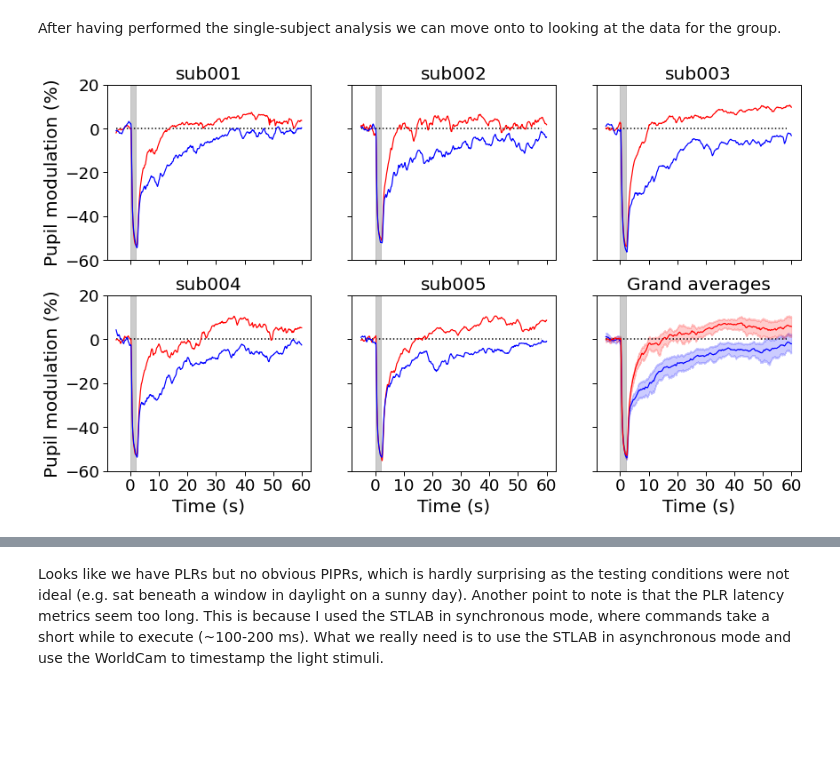
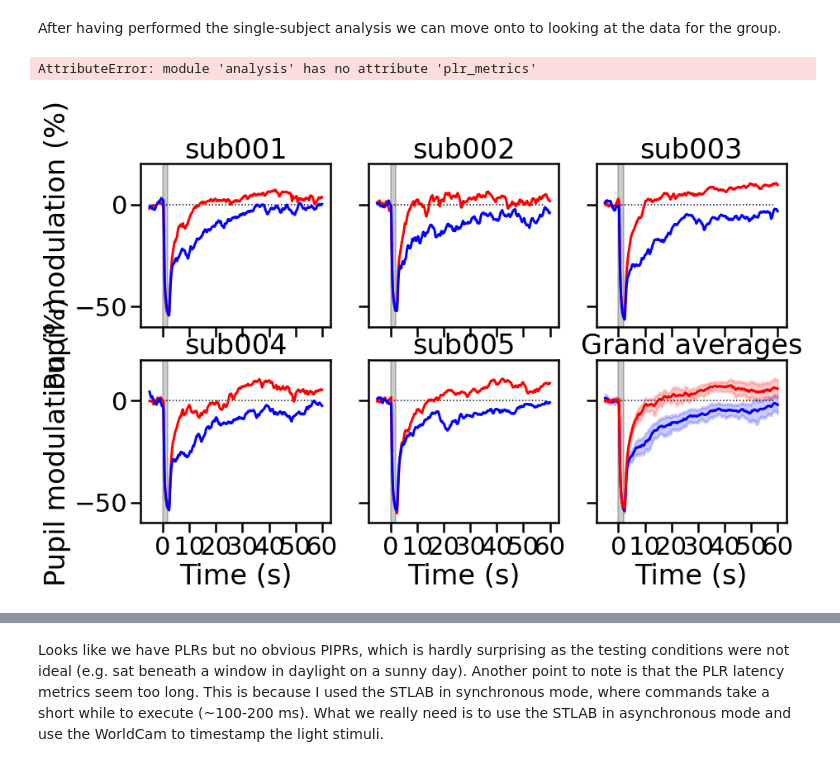
Before and after one commit to PyPlr/cvd_pupillometry, a Jupyter notebook: PyPlr/pyplr/notebooks/pyplr_analysis_pipeline.ipynb, the cells around one changed output, grey strips where cells are left out. Saved outputs shown, nothing was run; the diff lists cells and outputs as text; code cells hidden in the pictures; blank space fills up the shorter version.

```diff
--- a/PyPlr/pyplr/notebooks/pyplr_analysis_pipeline.ipynb
+++ b/PyPlr/pyplr/notebooks/pyplr_analysis_pipeline.ipynb
@@ -41,7 +42,7 @@ For this example, our analysis pipeline will follow the steps outlined below. No
 To get started with the analysis, the first thing we need to do is export the pupil data from **Pupil Player**. This can be done by dropping the recordings into Pupil Player and pressing 'e', or clicking the 'export' button. This will create a subfolder within the recording directory called 'exports' and another numbered subfolder within exports that contains the exported data. There is also a community-developed batch-export method that may be able to assist with exporting multiple data files together. Once we've exported all of the data and gathered our subjects in a single directory, we need the path to that directory and a list of the individual subject directories. We also need to define the columns to load from the pupil data and the pupil columns we want to analyse, as well as some other useful constants.
 # %%
 # directories for analysis
-expdir = '/Users/jtm/Documents/cvd_pupillometry/data/plr_pipr_protocol_2'
+expdir = '/Users/jtm/Projects/cvd_pupillometry/data/plr_pipr_protocol_2'
 subjdirs = [op.join(expdir, s) for s in os.listdir(expdir) if s.startswith("sub")]
 grpdir = expdir + "/group"
 if not op.isdir(grpdir):
@@ -100,7 +101,7 @@ for subjdir in subjdirs:
         ax.set_xlabel('Pupil timestamp')
     axs[0].legend(loc='upper right', labels=['pixels', 'mm'])
     f.tight_layout()
-    f.savefig(s['out_dir'] + '//' + s['id'] + '_pupil_processing.svg')
+    f.savefig(s['out_dir'] + '//' + s['id'] + '_pupil_processing.png')
     plt.close(f)
 
     # 7. Select events to extract
@@ -124,7 +125,7 @@ for subjdir in subjdirs:
 
     # 10. Markup / reject bad trials based on a threshold of interpolated data (i.e. get rid of trials with unacceptably high blink rate)
     ranges = plr.reject_bad_trials(ranges, interp_thresh=20, drop=False)
-    f = plr.plot_plr(ranges['diameter'].mean(level=1), SAMPLE_RATE, ONSET_IDX, stim_dur=2., vel_acc=True, stamp_metrics=True)
+    f = plot_plr(ranges['diameter'].mean(level=1), SAMPLE_RATE, ONSET_IDX, stim_dur=2., vel_acc=True, stamp_metrics=True)
     f.suptitle('Overall PLR')
     f.savefig(s['out_dir'] + '//' + s['id'] + '_overall_PLR.png')
     plt.close(f)
@@ -167,7 +168,7 @@ for subjdir in subjdirs:
         ax.set_ylim((-4, 2))
 
     f.tight_layout()
-    f.savefig(s['out_dir'] + '//' + s['id'] + '_extract_average.svg')
+    f.savefig(s['out_dir'] + '//' + s['id'] + '_extract_average.png')
     plt.close(f)
 
     # 13. Calculate desired PLR / PIPR metrics from averages for each condition
@@ -176,7 +177,7 @@ for subjdir in subjdirs:
     clrs    = ['red', 'blue']
     PC = .01
     for c in clrs:
-        m = plr.plr_metrics(averages.loc[c, 'diameter_3d'], SAMPLE_RATE, ONSET_IDX, PC)
+        m = plr_metrics(averages.loc[c, 'diameter_3d'], SAMPLE_RATE, ONSET_IDX, PC)
         metrics = metrics.append(m.T)
     metrics.index = clrs
 
@@ -225,7 +240,7 @@ FileNotFoundError: [Errno 2] No such file or directory: '/Users/jtm/Documents/cv
 After having performed the single-subject analysis we can move onto to looking at the data for the group.
 # %%
 # handle for processed data
-store = expdir + '\\processed.h5'
+store = expdir + '//processed.h5'
 
 # loop on subjects
 combined = pd.DataFrame()
@@ -265,33 +280,34 @@ for ax in axs[3:]:
 
 for ax in [axs[0], axs[3]]:
     ax.set_ylabel('Pupil modulation (%)')
 
 for ax in axs:
     ax.set_xticks(range(ONSET_IDX, 70 * SAMPLE_RATE, SAMPLE_RATE * 10))
     ax.set_xticklabels([str(xtl) for xtl in range(0, 70, 10)])
     ax.axvspan(ONSET_IDX,
                ONSET_IDX + (SAMPLE_RATE * STIM_DUR),
                0, 1, color='k', alpha=.2)
     ax.hlines(0, 0, 7600, color='k', ls=':', lw=1.5)
     ax.set_ylim((-60, 20))
 axs[-1].set_title('Grand averages')
-fig.savefig(expdir + '\\single_subject_and_grand_averages.png')
+fig.savefig(expdir + '//single_subject_and_grand_averages.png')
 
 # grand averages
 averages = combined.groupby(by=['stim', 'onset']).mean()
 
 # metrics
 metrics = pd.DataFrame()
 stims   = ['blue', 'red']
 for stim in stims:
     m = plr.plr_metrics(averages.loc[stim, 'diameter_3d'],
                         SAMPLE_RATE,
                         ONSET_IDX,
                         pc=0.01)
     metrics = metrics.append(m.T)
 metrics.index = stims
 
 # save metrics
-metrics.to_csv(expdir + '\\plr_group_metrics.csv')
+metrics.to_csv(expdir + '//plr_group_metrics.csv')
 # %% [output]
+AttributeError: module 'analysis' has no attribute 'plr_metrics'
-[figure, old version]
+[figure, new version]
```
Also changed, not shown: parts of 6 cells of this notebook, 1 other file.
